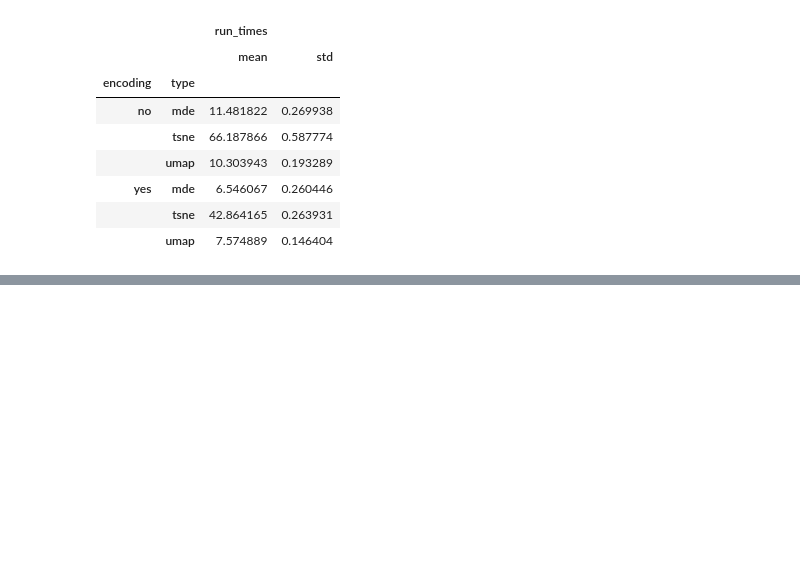
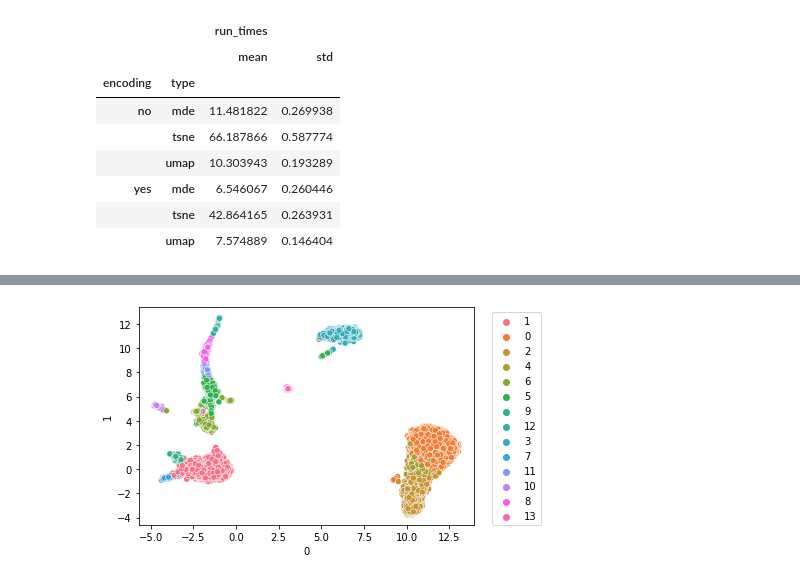
Before and after one commit to TingWeee/scMultiomics_DeepLearning, a Jupyter notebook: time_analysis.ipynb, the cells around one changed output, grey strips where cells are left out. Cells and saved outputs as stored; diff of their text form; code cells hidden in the pictures; blank space fills up the shorter version.

```diff
--- a/time_analysis.ipynb
+++ b/time_analysis.ipynb
@@ -253,3 +253,24 @@ for df in [run_times1000, run_times10000]:
 | yes | mde | 6.546067 | 0.260446 |
 |  | tsne | 42.864165 | 0.263931 |
 |  | umap | 7.574889 | 0.146404 |
+# %%
+from src.preprocessing_modules import *
+import numpy as np
+import matplotlib.pyplot as plt
+import umap
+import pymde
+import torch
+
+# Set the random seed
+tf.random.set_seed(0)
+tf.keras.utils.set_random_seed(0)
+tf.config.experimental.enable_op_determinism()
+
+data_directory = 'Sample Datasets/GSE100866'
+meta_data, pro, rna, cite_seq_data, labels_encoder, labels, data_with_targets = compile_data(data_directory, cell_type_col)
+train_data, test_data, train_labels, test_labels = generate_training(data_with_targets, pro, gene_only = True)
+history, autoencoder, encoder = gene_only_encoder(train_data, test_data, 64, 'GSE100866', 'gene_only')
+# Perform the TSNE on the bottleneck layer of the encoded data and the non encoded data
+N_predict = 15000
+# Make the encoder do its job. We can now store this as an output to a var
+training_predicted = encoder.predict(test_data[:N_predict])
@@ -255,0 +289,19 @@ for df in [run_times1000, run_times10000]:
+# %%
+import sklearn.neighbors
+import seaborn as sns
+from sknetwork.clustering import Louvain
+
+knn_graph = sklearn.neighbors.kneighbors_graph(training_predicted, 20)
+
+
+louvain = Louvain()
+labels = louvain.fit_transform(knn_graph)
+
+df = pd.DataFrame(train_encoded_umap)
+df['label'] = labels
+df = df.astype({'label': str})
+sns.scatterplot(x = 0, y = 1, data = df, hue = 'label')
+plt.legend(bbox_to_anchor=(1.04, 1), loc="upper left")
+plt.show()
+# %% [output]
+[figure, added]
```
Also changed, not shown: parts of 2 cells of this notebook, 4 other files.
